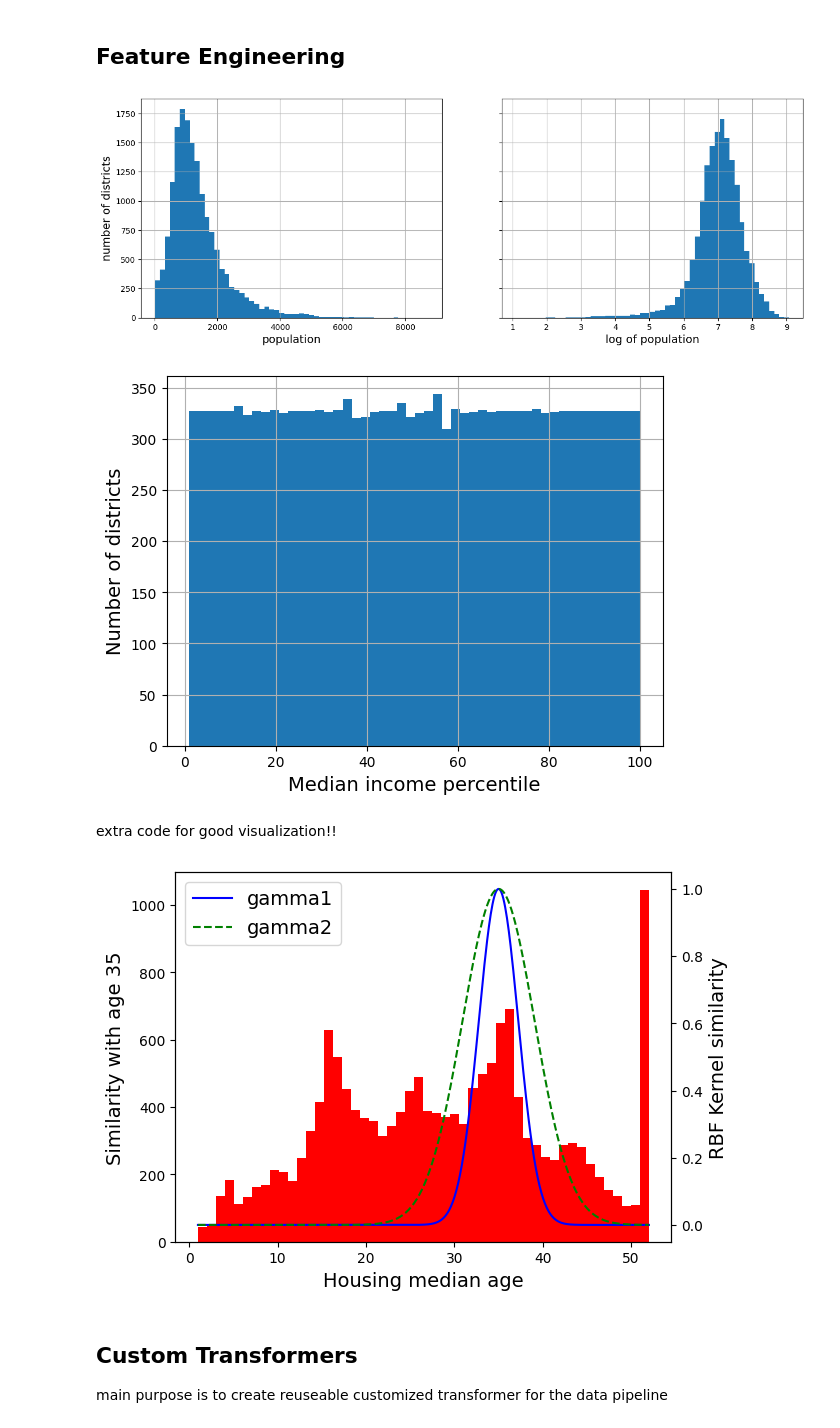
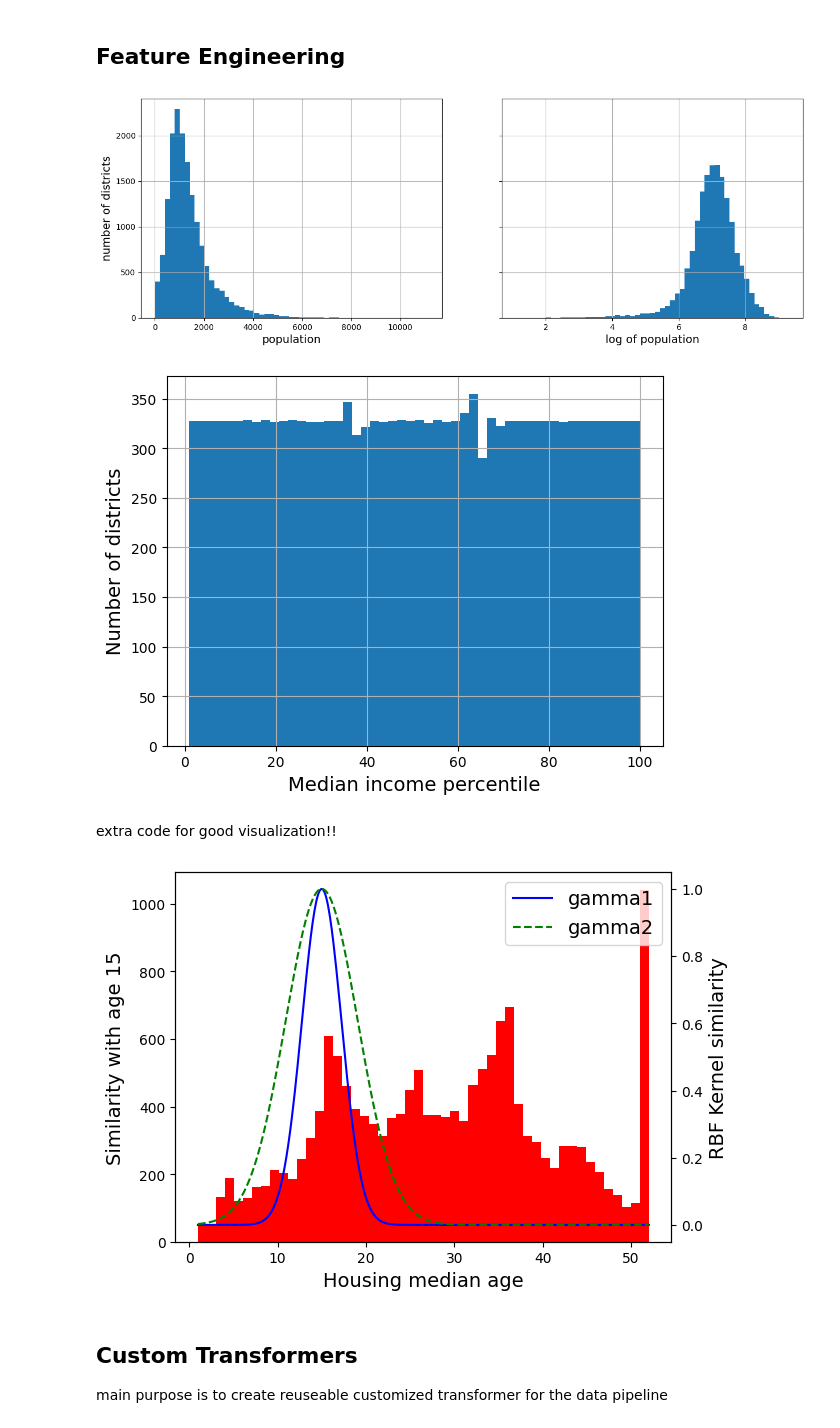
Before and after one commit to hassin070/hands_on_ML_, a Jupyter notebook: chapter_2.ipynb, the cells around one changed output. Drawn from its saved outputs; the diff is of its cells as text; code cells hidden in the pictures.

```diff
--- a/chapter_2.ipynb
+++ b/chapter_2.ipynb
@@ -220,7 +220,7 @@ for train_index, test_index in splitter.split(dataset, dataset['income_cat']):
     strat_test_set_n = dataset.iloc[test_index]
     strat_splits.append([strat_train_set_n, strat_test_set_n])
 # %%
-train_set_strat, test_set_strat = strat_splits[0]
+train_set_strat, test_set_strat = strat_splits[7]
 # %%
 from sklearn.model_selection import train_test_split
 train_set, test_set = train_test_split(
@@ -528,7 +529,7 @@ axs[0].set_ylabel('number of districts')
 axs[1].set_xlabel('log of population')
 plt.show()
 # %% [output]
-[figure, old version]
+[figure, new version]
 # %%
 percentiles = [np.percentile(housing['median_income'],p)
                 for p in range(1,100)]
@@ -538,7 +539,7 @@ plt.xlabel('Median income percentile')
 plt.ylabel('Number of districts')
 plt.show()
 # %% [output]
-[figure, old version]
+[figure, new version]
 # %%
 from sklearn.metrics.pairwise import rbf_kernel
 age_simil_35 = rbf_kernel(housing[['housing_median_age']], [[35]], gamma=0.1)
@@ -547,27 +548,27 @@ extra code for good visualization!!
 # %%
 ages = np.linspace(housing['housing_median_age'].min(),
                    housing['housing_median_age'].max(),
                    500).reshape(-1, 1)
 gamma1= 0.1
 gamma2=0.03
 
-rbf1 =rbf_kernel(ages, [[35]], gamma=gamma1)
-rbf2 = rbf_kernel(ages, [[35]], gamma=gamma2)
+rbf1 =rbf_kernel(ages, [[15]], gamma=gamma1)
+rbf2 = rbf_kernel(ages, [[15]], gamma=gamma2)
 
 fig, ax1 = plt.subplots()
 
 ax1.set_xlabel('Housing median age')
-ax1.set_ylabel('Similarity with age 35')
+ax1.set_ylabel('Similarity with age 15')
 ax1.hist(housing['housing_median_age'], bins=50, color = 'red')
 
 ax2 =ax1.twinx()
 ax2.plot(ages, rbf1,color='blue',label= 'gamma1')
 ax2.plot(ages, rbf2,color='green',label= 'gamma2',linestyle='--')
 ax2.set_ylabel('RBF Kernel similarity')
 ax2.legend()
 plt.show()
 # %% [output]
-[figure, old version]
+[figure, new version]
 # %% [markdown]
 ## Custom Transformers
 main purpose is to create reuseable customized transformer for the data pipeline
```
Also changed, not shown: parts of 32 cells of this notebook.
